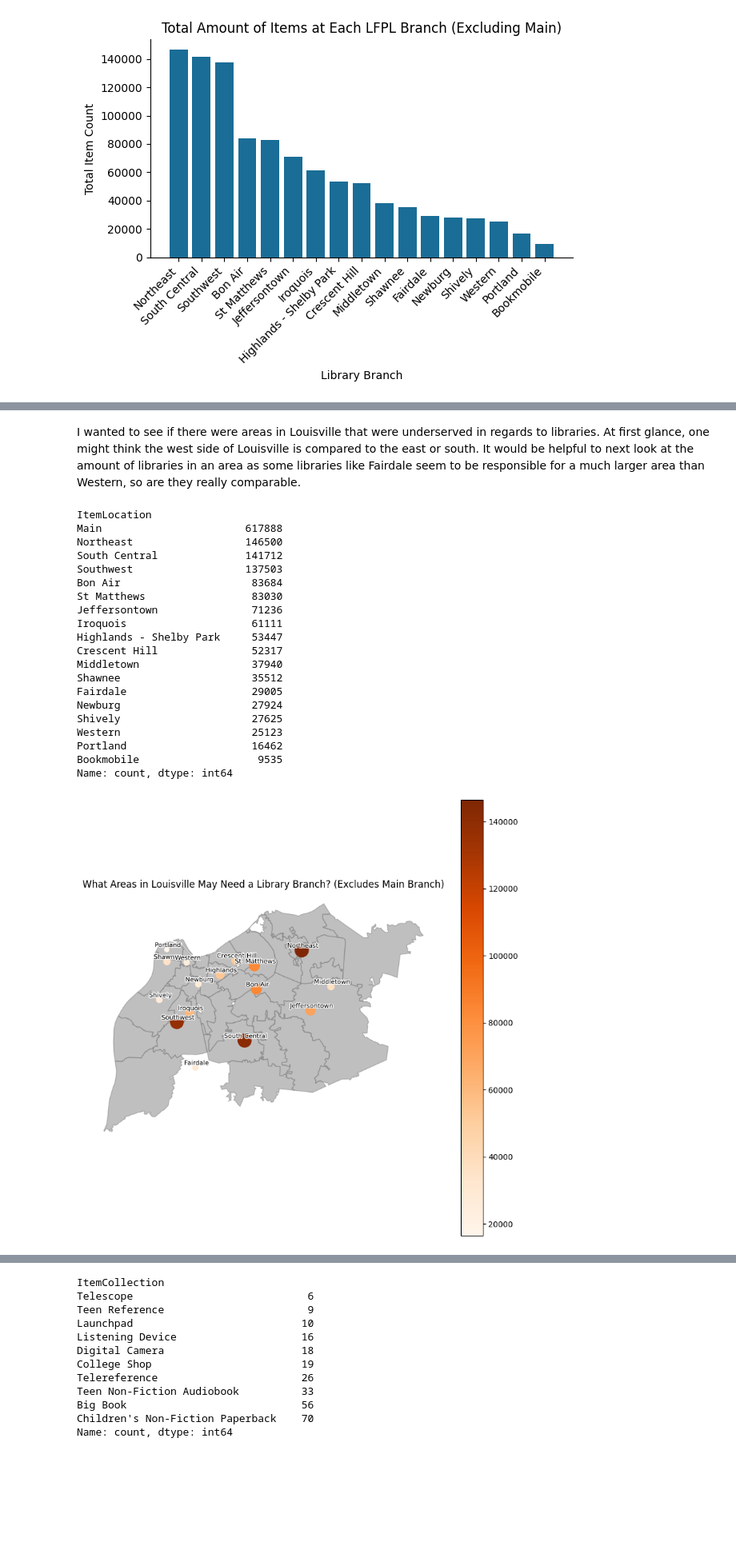
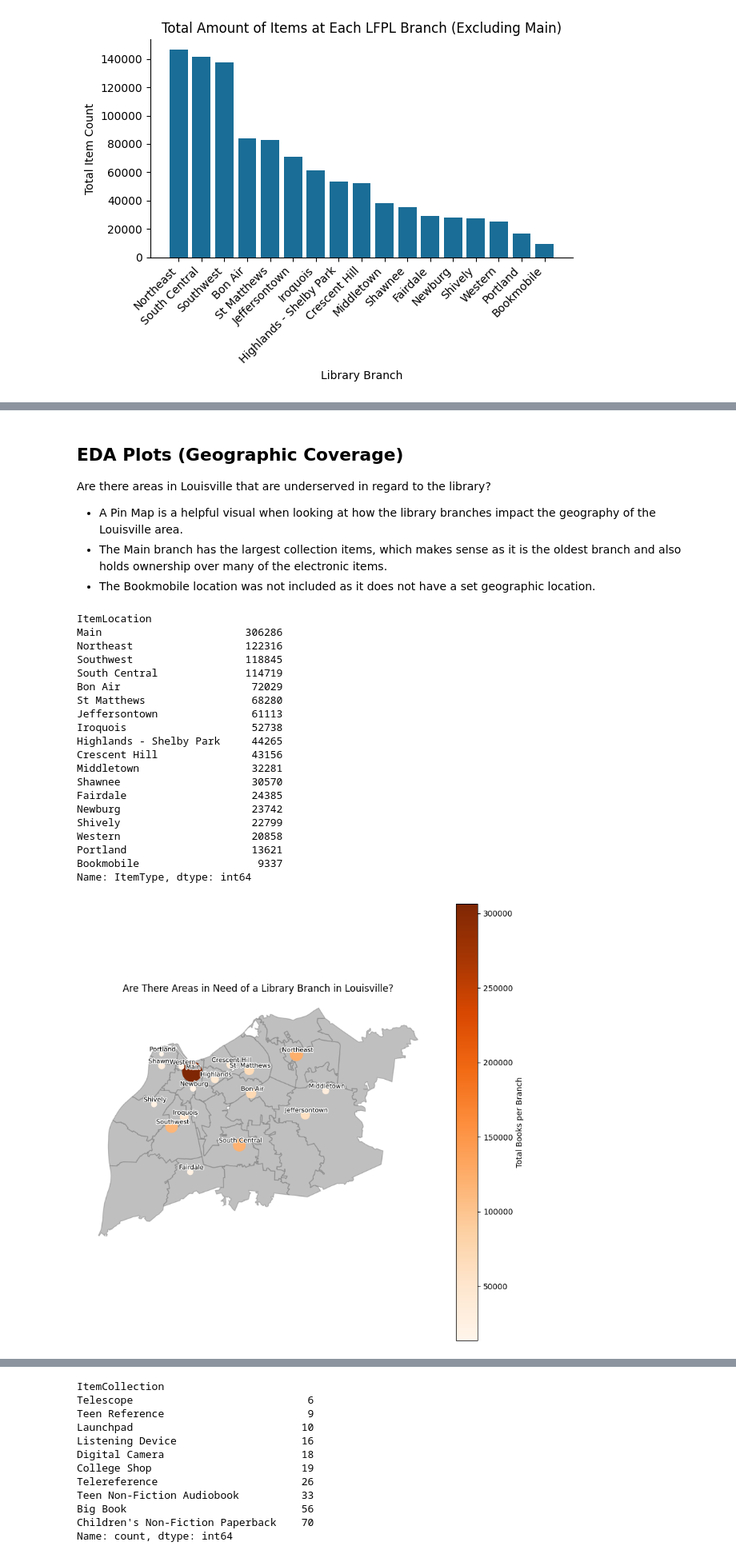
Before and after one commit to btl930/louisville_library_inventory_analysis, a Jupyter notebook: notebook/louisville_library_inventory_analysis.ipynb, the cells around one changed output, grey strips where cells are left out. Shown at 80% size. Cells and saved outputs as stored; diff of their text form; code cells hidden in the pictures; blank space fills up the shorter version.

Commit message:
'Updated Item and Book Total Area/Updated Pin Map to include Main'

```diff
--- a/notebook/louisville_library_inventory_analysis.ipynb
+++ b/notebook/louisville_library_inventory_analysis.ipynb
@@ -361,39 +440,45 @@ plt.show()
 # %% [markdown]
-I wanted to see if there were areas in Louisville that were underserved in regards to libraries. At first glance, one might think the west side of Louisville is compared to the east or south. It would be helpful to next look at the amount of libraries in an area as some libraries like Fairdale seem to be responsible for a much larger area than Western, so are they really comparable.
+## EDA Plots (Geographic Coverage)
+Are there areas in Louisville that are underserved in regard to the library?
+- A Pin Map is a helpful visual when looking at how the library branches impact the geography of the Louisville area.
+- The Main branch has the largest collection items, which makes sense as it is the oldest branch and also holds ownership over many of the electronic items.
+- The Bookmobile location was not included as it does not have a set geographic location.
 # %%
-total_item_count = df['ItemLocation'].value_counts()
-total_item_count
+book_itemtype = df[df['ItemType'] == 'Book']
+book_count = book_itemtype.groupby('ItemLocation')['ItemType'].size().sort_values(ascending=False)
+book_count
 # %% [output]
 ItemLocation
-Main                       617888
-Northeast                  146500
-South Central              141712
-Southwest                  137503
-Bon Air                     83684
-St Matthews                 83030
-Jeffersontown               71236
-Iroquois                    61111
-Highlands - Shelby Park     53447
-Crescent Hill               52317
-Middletown                  37940
-Shawnee                     35512
-Fairdale                    29005
-Newburg                     27924
-Shively                     27625
-Western                     25123
-Portland                    16462
-Bookmobile                   9535
-Name: count, dtype: int64
+Main                       306286
+Northeast                  122316
+Southwest                  118845
+South Central              114719
+Bon Air                     72029
+St Matthews                 68280
+Jeffersontown               61113
+Iroquois                    52738
+Highlands - Shelby Park     44265
+Crescent Hill               43156
+Middletown                  32281
+Shawnee                     30570
+Fairdale                    24385
+Newburg                     23742
+Shively                     22799
+Western                     20858
+Portland                    13621
+Bookmobile                   9337
+Name: ItemType, dtype: int64
 # %%
 libraries = pd.DataFrame({
     "library_name": [
-        "Northeast", "South Central", "Southwest", "Bon Air", "St. Matthews", "Jeffersontown", "Iroquois", "Highlands", "Crescent Hill", "Middletown", "Shawnee", "Fairdale", "Newburg", "Shively", "Western", "Portland"
+        "Main", "Northeast", "South Central", "Southwest", "Bon Air", "St. Matthews", "Jeffersontown", "Iroquois", "Highlands", "Crescent Hill", "Middletown", "Shawnee", "Fairdale", "Newburg", "Shively", "Western", "Portland"
     ],
-    "items": [
-        146500, 141712, 137502, 83684, 83030, 71236, 61111,
-        53447, 52317, 37940, 35512, 29005, 27924, 27625, 25123, 16462
+    "books": [
+        306286, 122316, 118845, 114719, 72029, 68280, 61113,
+        52738, 44265, 43156, 32281, 30570, 24385, 23742, 22799, 20858, 13621
     ],
     "latitude": [
+        38.2449,  # Main
         38.2684,  # Northeast
         38.1447,  # South Central
         38.1700,  # Southwest
@@ -412,6 +497,7 @@ libraries = pd.DataFrame({
         38.2692   # Portland
     ],
     "longitude": [
+        -85.7577,  # Main
         -85.5763,  # Northeast
         -85.6756,  # South Central
         -85.7935,  # Southwest
@@ -445,7 +531,7 @@ louisville_zips = zipcodes[zipcodes["ZCTA5CE20"].isin([
     "40202","40203","40204","40205","40206","40207","40208","40209",
     "40210","40211","40212","40213","40214","40215","40216","40217",
     "40218","40219","40220","40222","40223","40228","40229","40241",
-    "40242","40243","40245","40258","40272","40291","40299"
+    "40242","40243","40245","40258","40272","40291","40299", "40118"
 ])]
 # %%
 louisville_zips = louisville_zips.to_crs(gdf_libraries.crs)
@@ -457,35 +543,39 @@ ax = louisville_zips.plot(
     alpha=0.5
 )
 
 ax = gdf_libraries.plot(
     ax=ax,
-    column="items",
+    column="books",
     cmap="Oranges",
     legend=True,
-    markersize=gdf_libraries["items"] / 500
+    markersize=gdf_libraries["books"] / 500,
+    legend_kwds={
+        "label": "Total Books per Branch",
+        "orientation": "vertical"
+    }
 )
 
-ax.set_title("What Areas in Louisville May Need a Library Branch? (Excludes Main Branch)", fontsize=12)
+ax.set_title("Are There Areas in Need of a Library Branch in Louisville?", fontsize=12)
 ax.axis("off")
 
 for x, y, name in zip(
     gdf_libraries.geometry.x,
     gdf_libraries.geometry.y,
     gdf_libraries["library_name"]
 ):
 
     ax.text(
         x + 0.002,  # horizontal offset
         y + 0.002,  # vertical offset
         name,
         fontsize=8,
         color="black",
         ha="center",
         va="bottom",
         path_effects=[
         pe.withStroke (linewidth=2, foreground='white')
         ]
     )
-    plt.savefig('../plots/TotalItemsExceptMainPinMap.png')
+    plt.savefig('../plots/TotalBooksPinMap.png')
 # %% [output]
-[figure, old version]
+[figure, new version]
```
Also changed, not shown: parts of 12 cells of this notebook, 3 other files.
